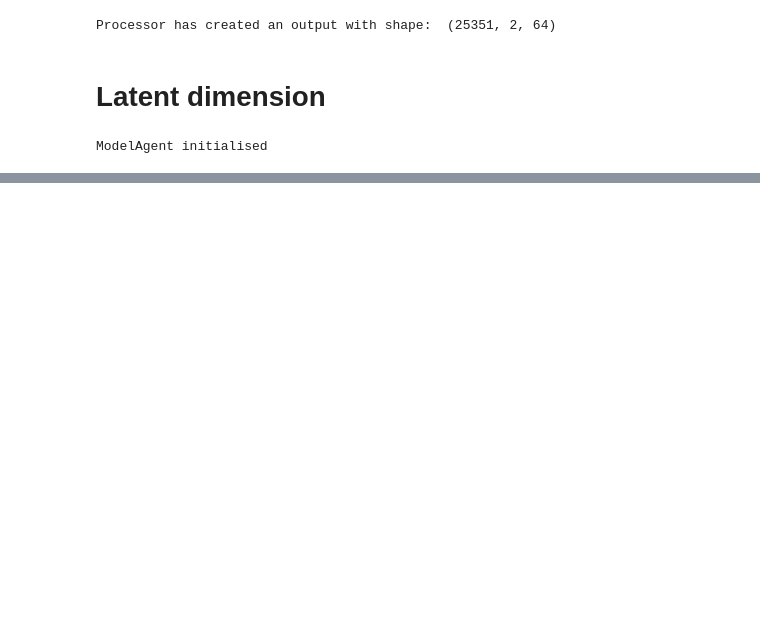
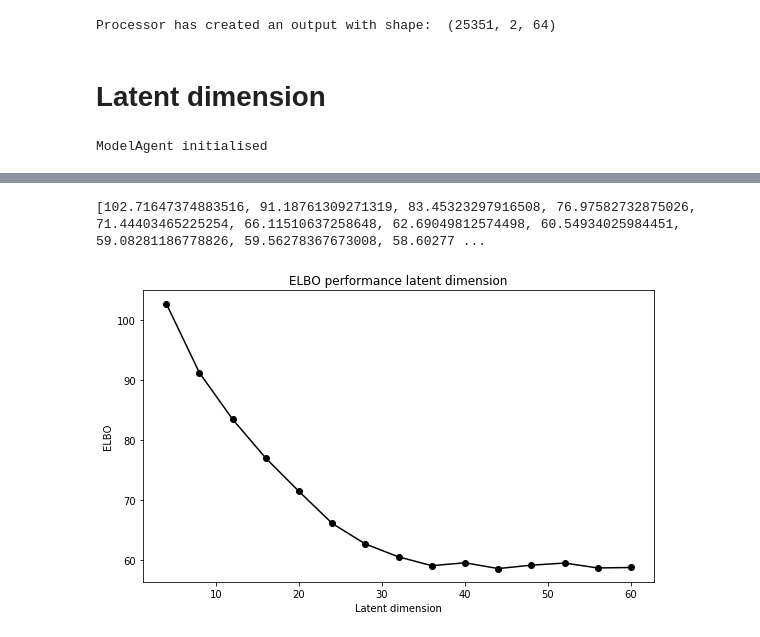
Before and after one commit to msc-acse/acse-9-independent-research-project-coush001, a Jupyter notebook: Optimise latent size.ipynb, the cells around one changed output, grey strips where cells are left out. Cells and saved outputs as stored; diff of their text form; code cells hidden in the pictures; blank space fills up the shorter version.

```diff
--- a/Optimise latent size.ipynb
+++ b/Optimise latent size.ipynb
@@ -224,7 +224,7 @@ ModelAgent initialised
 # %%
 losses = []
 embeddings = []
-latent_dims = [i for i in range(4,64,4)]
+latent_dims = [i for i in range(2,64,4)]
 print('dimensions tested:', latent_dims)
 for i in latent_dims:
     loss = vae.reduce(epochs=100, hidden_size=i, lr=0.001, plot_loss=False)
@@ -243,2 +252,4 @@ dim 28 loss 62.69049812574498
 # %%
 print(losses)
+# %% [output]
+[102.71647374883516, 91.18761309271319, 83.45323297916508, 76.97582732875026, 71.44403465225254, 66.11510637258648, 62.69049812574498, 60.54934025984451, 59.08281186778826, 59.56278367673008, 58.60277 ...
@@ -246,0 +256,9 @@ plt.plot(latent_dims, losses)
+# %%
+fig, ax = plt.subplots(figsize=(8, 5))
+ax.plot(latent_dims, losses, marker='o', color='black')
+ax.set_title('ELBO performance latent dimension')
+ax.set_ylabel('ELBO')
+ax.set_xlabel('Latent dimension')
+fig.tight_layout()
+# %% [output]
+[figure, added]
```
Also changed, not shown: parts of 2 cells of this notebook, 7 other files.
